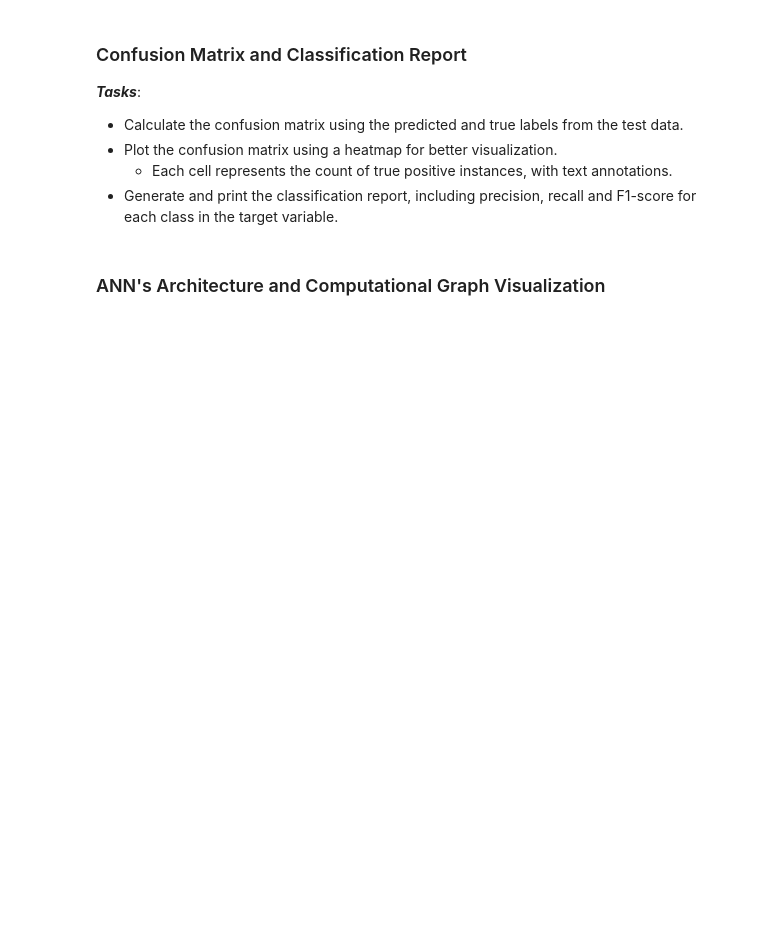
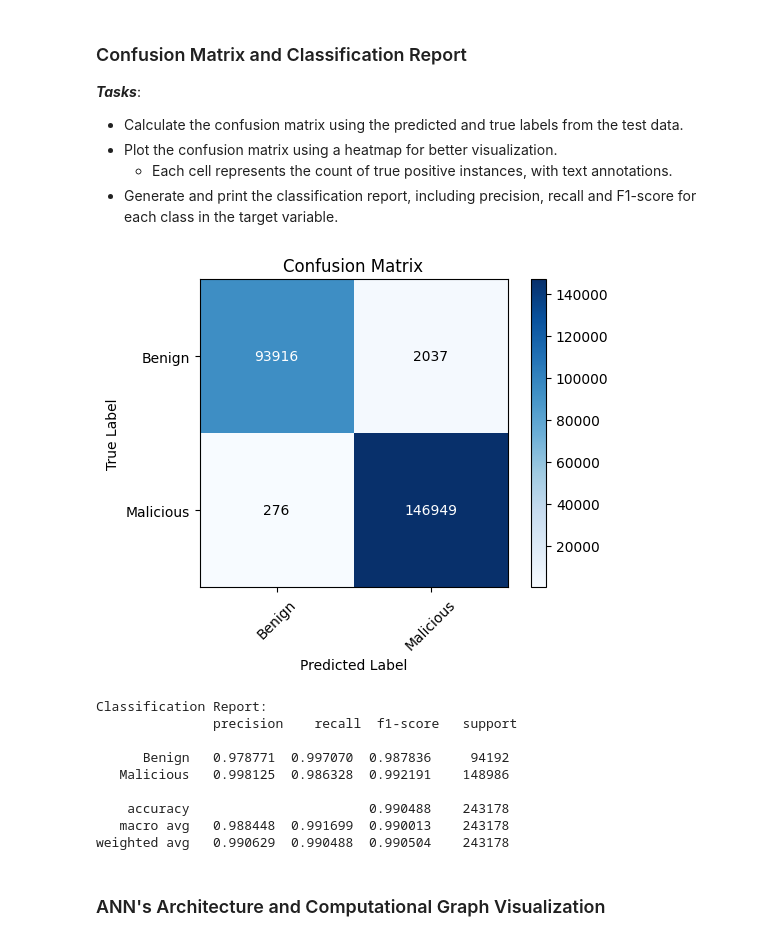
Before and after one commit to DmMeta/5G_Intrusion_detection, a Jupyter notebook: package_src/analysis_training/neural_networks/ANN.ipynb, the cells around one changed output. Drawn from its saved outputs; the diff is of its cells as text; code cells hidden in the pictures; blank space fills up the shorter version.

```diff
--- a/package_src/analysis_training/neural_networks/ANN.ipynb
+++ b/package_src/analysis_training/neural_networks/ANN.ipynb
@@ -464,7 +464,7 @@ input_size = X_train.shape[1]
 hidden_size = 8
 output_size = 1
 learning_rate = 0.001
-num_epochs = 5
+num_epochs = 50
 
 # Check if GPU is available
 device = torch.device("cuda" if torch.cuda.is_available() else "cpu")
@@ -525,34 +532,44 @@ with open("../../../models/ANN/ANN_model", "wb") as fp:
 # %%
 predictions = training.final_predictions
 
 y_test = np.array(y_test, dtype = int)
 predictions = np.array(predictions, dtype = int)
 
 # Calculate the confusion matrix
 conf_matrix = np.array(confusion_matrix(y_test, predictions))
 
-
 # Get the unique categories in the target variable
-target_categories = set(nidd_dataset[TARGET])
+target_categories = list(dict.fromkeys(nidd_dataset[TARGET]))
 
 # Plot the confusion matrix
 plt.figure(figsize=(6, 4))
 plt.imshow(conf_matrix, cmap=plt.cm.Blues, interpolation='nearest')
 plt.title('Confusion Matrix')
 plt.colorbar()
 plt.xlabel('Predicted Label')
 plt.ylabel('True Label')
 plt.xticks(ticks=np.arange(len(target_categories)), labels=target_categories, rotation=45)
 plt.yticks(ticks=np.arange(len(target_categories)), labels=target_categories)
 for i in range(conf_matrix.shape[0]):
     for j in range(conf_matrix.shape[1]):
         plt.text(j, i, format(conf_matrix[i, j], 'd'), ha="center", va="center", color="white" if conf_matrix[i, j] > conf_matrix.max() / 2 else "black")
 
 plt.show()
 
 # Generate and print the classification report
 class_report = classification_report(predictions, y_test, target_names=target_categories, digits=6)
 print("Classification Report:\n", class_report)
+# %% [output]
+[figure, added]
+Classification Report:
+               precision    recall  f1-score   support
+
+      Benign   0.978771  0.997070  0.987836     94192
+   Malicious   0.998125  0.986328  0.992191    148986
+
+    accuracy                       0.990488    243178
+   macro avg   0.988448  0.991699  0.990013    243178
+weighted avg   0.990629  0.990488  0.990504    243178
 # %% [markdown]
 ### ANN's Architecture and Computational Graph Visualization
 # %%
```
Also changed, not shown: parts of 9 cells of this notebook, 2 other files.
